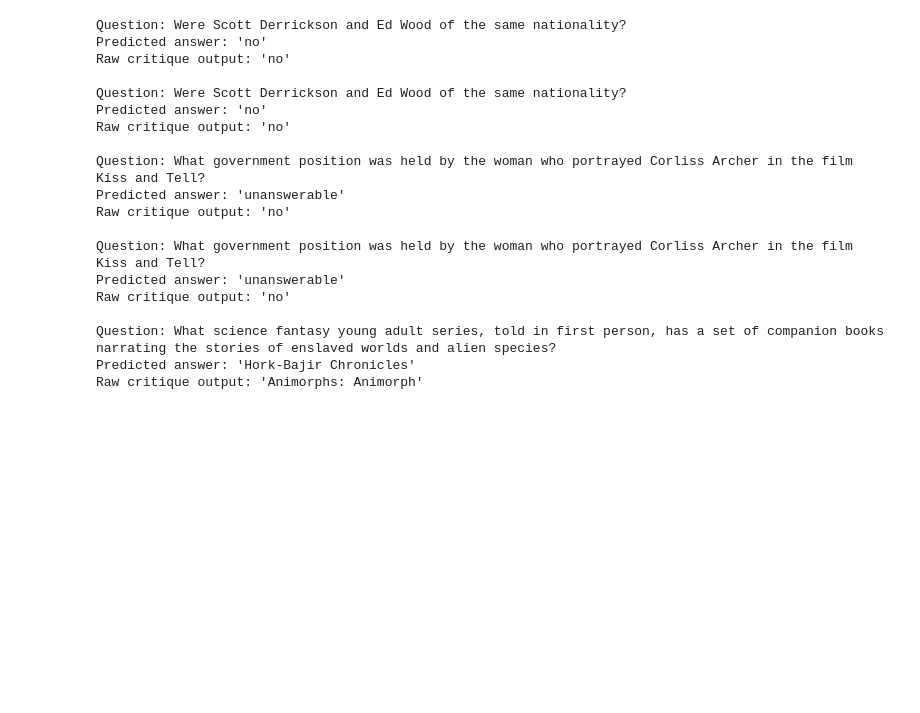
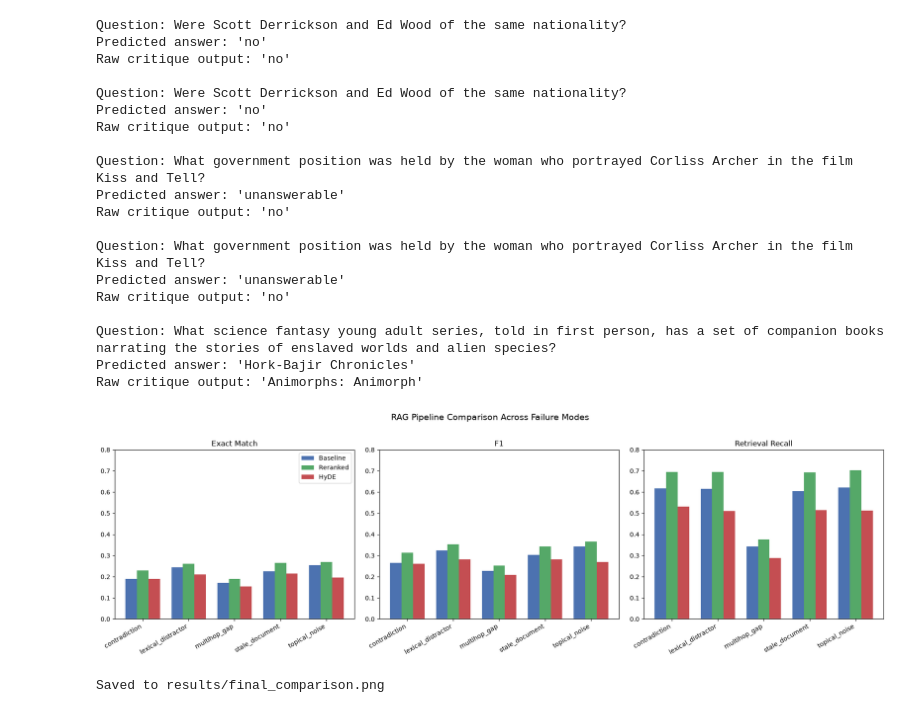
Before and after one commit to avahanmasih/RAG-Diagnostic-Suite, a Jupyter notebook: notebooks/01_dataset_exploration.ipynb.ipynb, the cells around one changed output. Cells and saved outputs as stored; diff of their text form; code cells hidden in the pictures; blank space fills up the shorter version.

Commit message:
Add project README, final comparison visualization, and updated requirements.txt

```diff
--- a/notebooks/01_dataset_exploration.ipynb.ipynb
+++ b/notebooks/01_dataset_exploration.ipynb.ipynb
@@ -844,3 +844,35 @@ Raw critique output: 'no'
 Question: What science fantasy young adult series, told in first person, has a set of companion books narrating the stories of enslaved worlds and alien species?
 Predicted answer: 'Hork-Bajir Chronicles'
 Raw critique output: 'Animorphs: Animorph'
+# %%
+import matplotlib.pyplot as plt
+import numpy as np
+
+fig, axes = plt.subplots(1, 3, figsize=(18, 5.5))
+metrics = ["em", "f1", "retrieval_recall"]
+metric_labels = ["Exact Match", "F1", "Retrieval Recall"]
+pipelines = {"Baseline": summary, "Reranked": summary_reranked, "HyDE": summary_hyde}
+colors = {"Baseline": "#4C72B0", "Reranked": "#55A868", "HyDE": "#C44E52"}
+
+perturbations = summary.index.tolist()
+x = np.arange(len(perturbations))
+width = 0.25
+
+for ax, metric, label in zip(axes, metrics, metric_labels):
+    for i, (name, df) in enumerate(pipelines.items()):
+        ax.bar(x + i * width, df[metric], width, label=name, color=colors[name])
+    ax.set_xticks(x + width)
+    ax.set_xticklabels(perturbations, rotation=30, ha="right")
+    ax.set_title(label)
+    ax.set_ylim(0, max(0.8, df[metric].max() + 0.1))
+    if ax is axes[0]:
+        ax.legend()
+
+fig.suptitle("RAG Pipeline Comparison Across Failure Modes", fontsize=14, y=1.02)
+plt.tight_layout()
+plt.savefig("../results/final_comparison.png", dpi=150, bbox_inches="tight")
+plt.show()
+print("Saved to results/final_comparison.png")
+# %% [output]
+[figure, added]
+Saved to results/final_comparison.png
```
Also changed, not shown: 2 other files.
